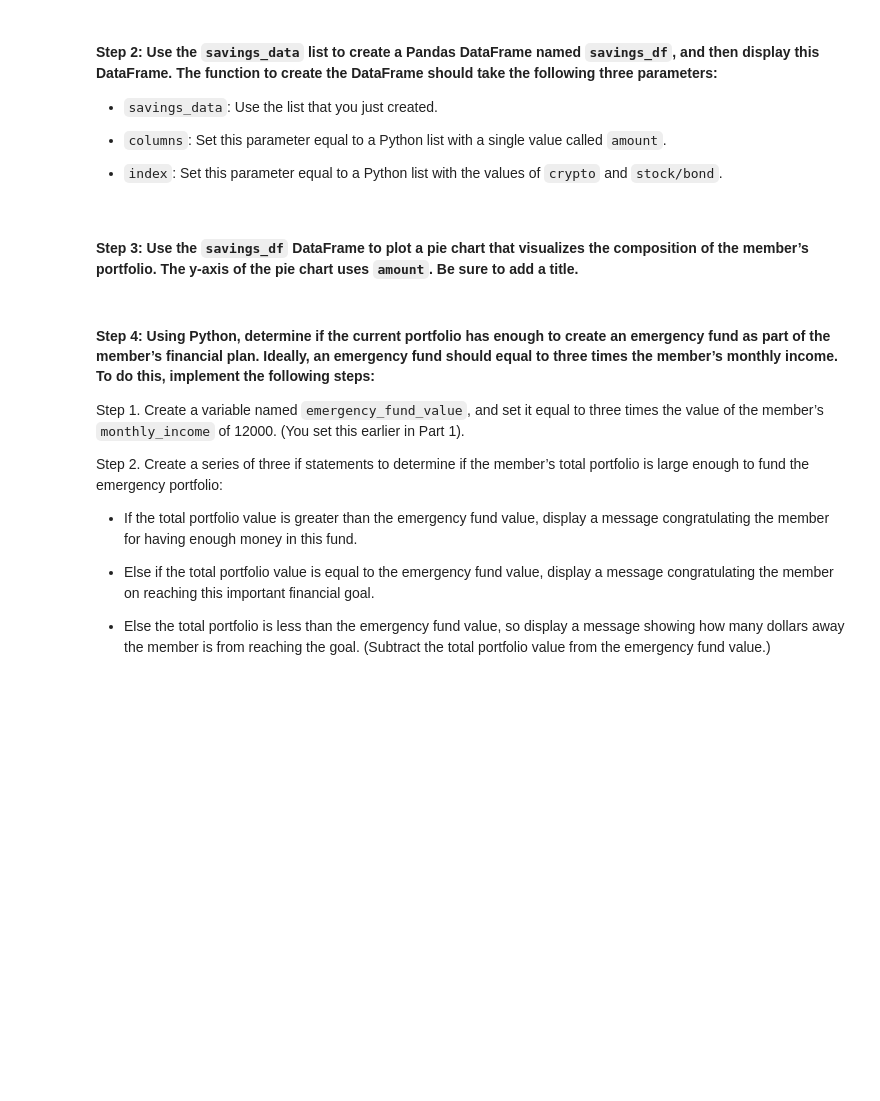
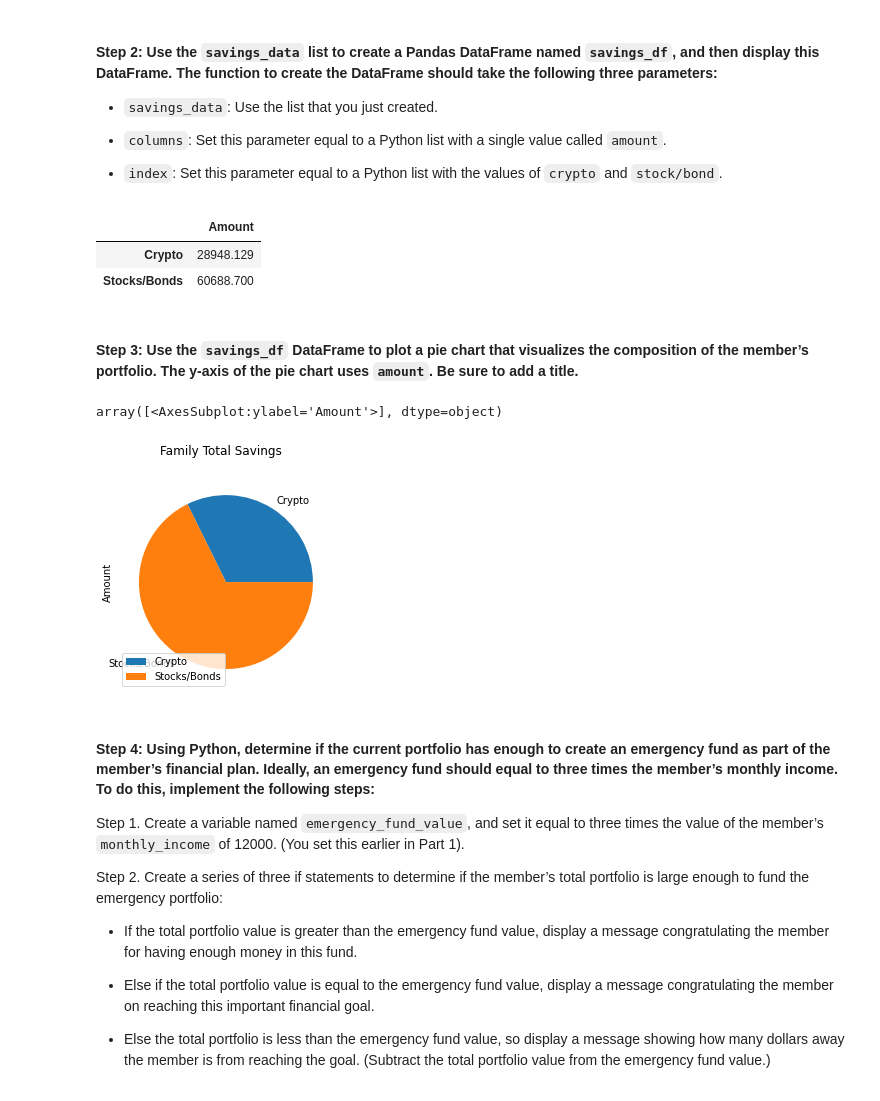
Before and after one commit to Rishi-Prasadha/RICE-FINTECH-05_Challenge, a Jupyter notebook: Starter_Code-4/financial_planning_tools.ipynb, the cells around one changed output. Drawn from its saved outputs; the diff is of its cells as text; code cells hidden in the pictures; blank space fills up the shorter version.

```diff
--- a/Starter_Code-4/financial_planning_tools.ipynb
+++ b/Starter_Code-4/financial_planning_tools.ipynb
@@ -276,7 +276,8 @@ agg = response_df[response_df["symbol"] == "AGG"].drop("symbol", axis=1)
 # Concatenate the ticker DataFrames
 # YOUR CODE HERE
 
-stock_df = pd.concat([spy, agg], index=["SPY", "AGG"])
+stock_df = pd.concat([spy, agg])
+stock_df.index = ["SPY", "AGG"]
 
 # Review the first 5 rows of the Alpaca DataFrame
 # YOUR CODE HERE
@@ -289,7 +292,7 @@ UnicodeEncodeError: 'latin-1' codec can't encode character '\u201c' in position
 # %%
 # Access the closing price for AGG from the Alpaca DataFrame
 # Converting the value to a floating point number
-agg_close_price = stock_df["AGG"]["close"]
+agg_close_price = stock_df["close"]["AGG"]
 
 # Print the AGG closing price
 # YOUR CODE HERE
@@ -300,7 +303,7 @@ NameError: name 'stock_df' is not defined
 # %%
 # Access the closing price for SPY from the Alpaca DataFrame
 # Converting the value to a floating point number
-spy_close_price = stock_df["SPY"]["close"]
+spy_close_price = stock_df["close"]["SPY"]
 
 # Print the SPY closing price
 # YOUR CODE HERE
@@ -392,17 +405,24 @@ NameError: name 'total_stocks_bonds' is not defined
 # Create a Pandas DataFrame called savings_df
 # YOUR CODE HERE
 
-savings_df = pd.DataFrame(savings_data, columns="amount", index=["Crypto", "Stocks/Bonds"])
+savings_df = pd.DataFrame(savings_data, columns=["Amount"], index=["Crypto", "Stocks/Bonds"])
 # Display the savings_df DataFrame
 # YOUR CODE HERE
 
 display(savings_df)
+# %% [output]
+|  | Amount |
+| Crypto | 28948.129 |
+| Stocks/Bonds | 60688.700 |
 # %% [markdown]
 #### Step 3: Use the `savings_df` DataFrame to plot a pie chart that visualizes the composition of the member’s portfolio. The y-axis of the pie chart uses `amount`. Be sure to add a title.
 # %%
 # Plot the total value of the member's portfolio (crypto and stock/bond) in a pie chart
 # YOUR CODE HERE
-savings_df.plot(legend=True, kind="pie", title="Family Total Savings")
+savings_df.plot(subplots=True, legend=True, kind="pie", title="Family Total Savings")
+# %% [output]
+array([<AxesSubplot:ylabel='Amount'>], dtype=object)
+[figure, added]
 # %% [markdown]
 #### Step 4: Using Python, determine if the current portfolio has enough to create an emergency fund as part of the member’s financial plan. Ideally, an emergency fund should equal to three times the member’s monthly income. To do this, implement the following steps:
 
```
Also changed, not shown: parts of 34 cells of this notebook.
